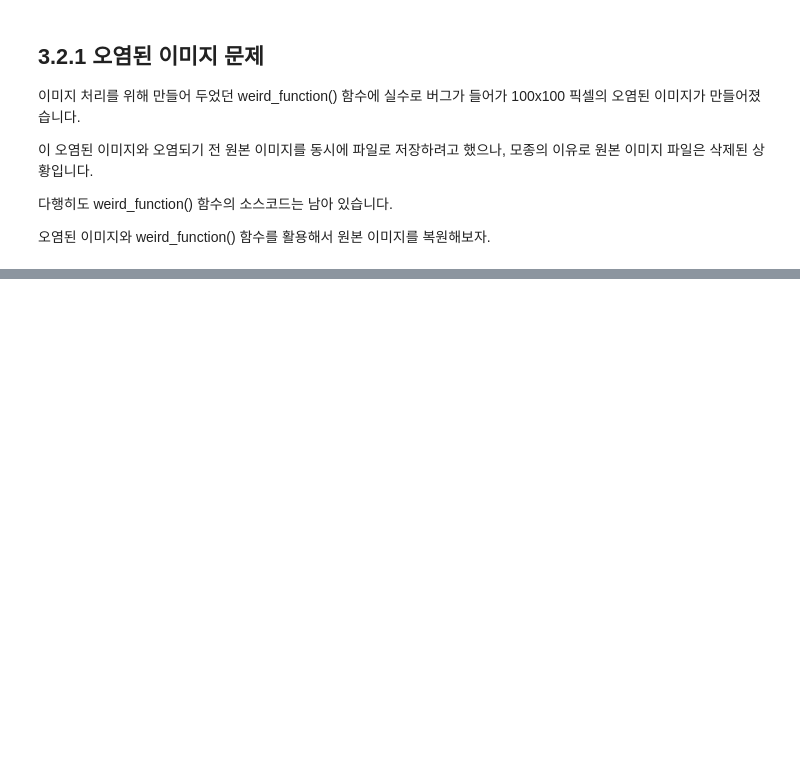
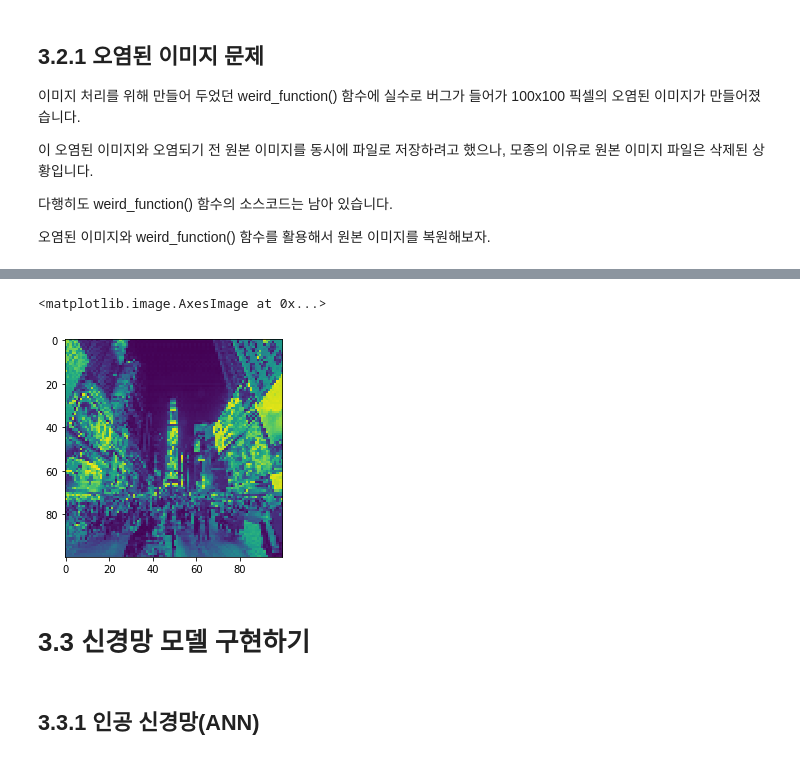
Before and after one commit to Asphalt93/dmqa_study, a Jupyter notebook: dmqa_pytorch/2019_PyTorch연습/03 ANN.ipynb, the cells around one changed output, grey strips where cells are left out. Saved outputs shown, nothing was run; the diff lists cells and outputs as text; code cells hidden in the pictures; blank space fills up the shorter version.

```diff
--- a/dmqa_pytorch/2019_PyTorch연습/03 ANN.ipynb
+++ b/dmqa_pytorch/2019_PyTorch연습/03 ANN.ipynb
@@ -151,0 +179,16 @@ backward() 메서드는 연쇄법칙을 통한 미분을 지원한다.
+# %%
+#이미지를 오염시키는 함수
+def weird_function(x, n_iter=5):
+    h = x
+    filt = torch.tensor([-1./3, 1./3, -1./3])
+    for i in range(n_iter):
+        zero_tensor = torch.tensor([1.0*0])
+        h_l = torch.cat( (zero_tensor, h[:-1]), 0)
+        h_r = torch.cat((h[1:], zero_tensor), 0 )
+        h = filt[0] * h + filt[2] * h_l + filt[1] * h_r
+        if i % 2 == 0:
+            h = torch.cat( (h[h.shape[0]//2:],h[:h.shape[0]//2]), 0  )
+    return h
+# %%
+def distance_loss(hypothesis, broken_image):
+    return torch.dist(hypothesis, broken_image)
@@ -151,0 +197,16 @@ backward() 메서드는 연쇄법칙을 통한 미분을 지원한다.
+# %%
+random_tensor = torch.randn(10000, dtype = torch.float)
+# %%
+lr = 0.8
+for i in range(0,20000):
+    # 오차 함수를 random_tensor로 미분해야 하니 requires_grad를 True로 설정한다.
+    random_tensor.requires_grad_(True)
+
+    hypothesis = weird_function(random_tensor)
+    loss = distance_loss(hypothesis, broken_image)
+    loss.backward()
+
+    with torch.no_grad(): #경사하강법을 직접구현하기 때문에 자동 기울기 계산을 비활성화 한다.
+        random_tensor = random_tensor - lr*random_tensor.grad
+    if i % 1000 == 0:
+        print('Loss at {} = {}'.format(i, loss.item()))
@@ -151,0 +234,9 @@ backward() 메서드는 연쇄법칙을 통한 미분을 지원한다.
+# %%
+plt.imshow(random_tensor.view(100,100).data)
+# %% [output]
+<matplotlib.image.AxesImage at 0x...>
+[figure, added]
+# %% [markdown]
+# 3.3 신경망 모델 구현하기
+# %% [markdown]
+## 3.3.1 인공 신경망(ANN)
```
Also changed, not shown: parts of 20 cells of this notebook.
